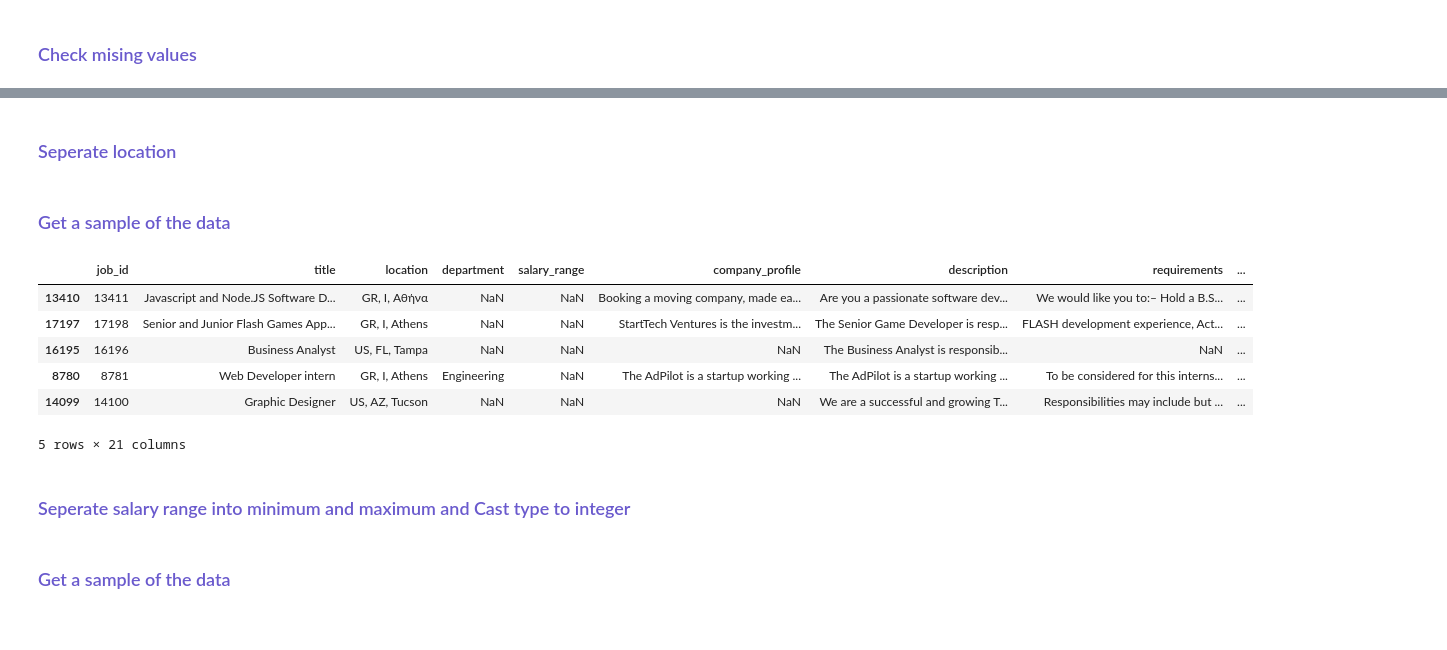
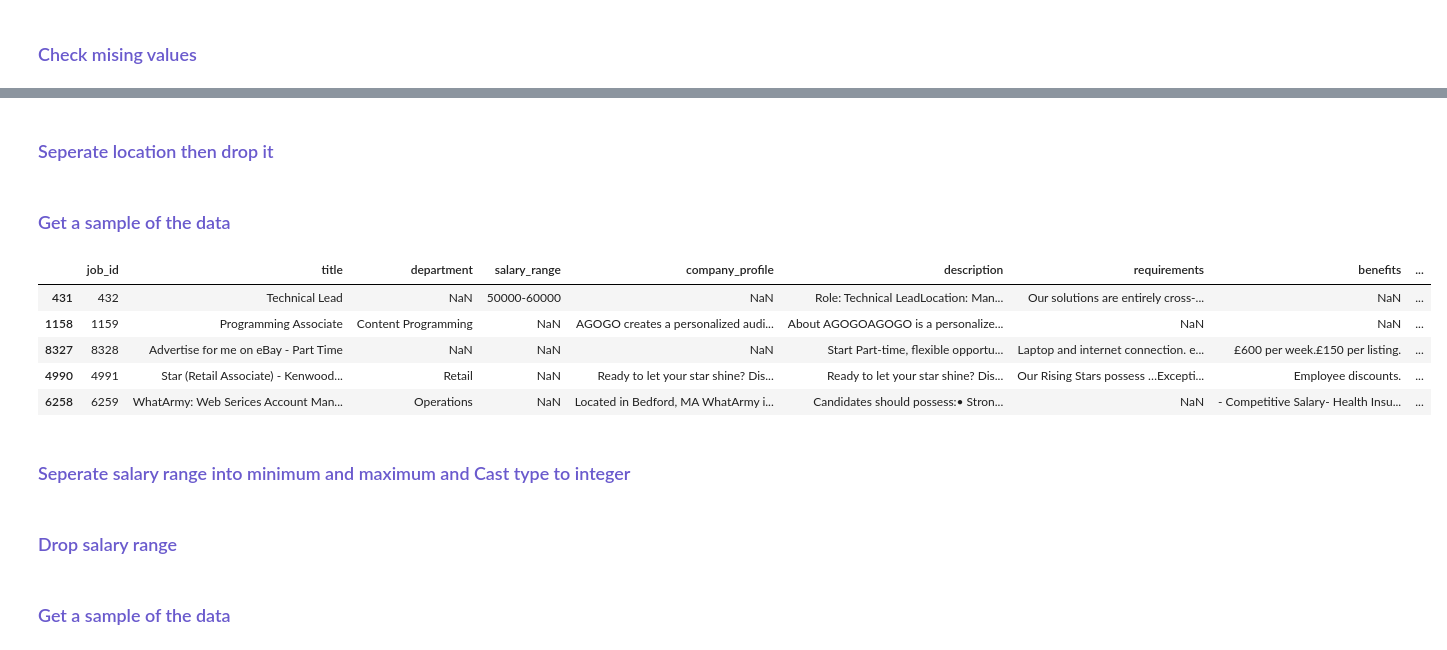
Before and after one commit to rawan-a-d/Fake-Real-Job-Postings-Prediction, a Jupyter notebook: notebook.ipynb, the cells around one changed output, grey strips where cells are left out. Drawn from its saved outputs; the diff is of its cells as text; code cells hidden in the pictures.

```diff
--- a/notebook.ipynb
+++ b/notebook.ipynb
@@ -646,3 +658,5 @@ df.sample(5)
+# %%
+df_processed = df.copy()
 # %% [markdown]
 <h3><font color=slateblue> Type of columns </font></h3>
 # %%
@@ -692,21 +706,21 @@ function                6455
 fraudulent                 0
 dtype: int64
 # %% [markdown]
-<h3><font color=slateblue> Seperate location </font></h3>
+<h3><font color=slateblue> Seperate location then drop it</font></h3>
 # %%
-df[["country", "state", "city"]] = df["location"].str.split(",", n=2, expand=True)
+df_processed[["country", "state", "city"]] = df_processed["location"].str.split(",", n=2, expand=True)
+df_processed.drop('location', axis=1, inplace=True)
 # %% [markdown]
 <h3><font color=slateblue> Get a sample of the data </font></h3>
 # %%
-df.sample(5)
+df_processed.sample(5)
 # %% [output]
-|  | job_id | title | location | department | salary_range | company_profile | description | requirements | ... |
-| 13410 | 13411 | Javascript and Node.JS Software D... | GR, I, Αθήνα | NaN | NaN | Booking a moving company, made ea... | Are you a passionate software dev... | We would like you to:– Hold a B.S... | ... |
-| 17197 | 17198 | Senior and Junior Flash Games App... | GR, I, Athens | NaN | NaN | StartTech Ventures is the investm... | The Senior Game Developer is resp... | FLASH development experience, Act... | ... |
-| 16195 | 16196 | Business Analyst | US, FL, Tampa | NaN | NaN | NaN | The Business Analyst is responsib... | NaN | ... |
-| 8780 | 8781 | Web Developer intern | GR, I, Athens | Engineering | NaN | The AdPilot is a startup working ... | The AdPilot is a startup working ... | To be considered for this interns... | ... |
-| 14099 | 14100 | Graphic Designer | US, AZ, Tucson | NaN | NaN | NaN | We are a successful and growing T... | Responsibilities may include but ... | ... |
+|  | job_id | title | department | salary_range | company_profile | description | requirements | benefits | ... |
+| 431 | 432 | Technical Lead | NaN | 50000-60000 | NaN | Role: Technical LeadLocation: Man... | Our solutions are entirely cross-... | NaN | ... |
+| 1158 | 1159 | Programming Associate | Content Programming | NaN | AGOGO creates a personalized audi... | About AGOGOAGOGO is a personalize... | NaN | NaN | ... |
+| 8327 | 8328 | Advertise for me on eBay - Part Time | NaN | NaN | NaN | Start Part-time, flexible opportu... | Laptop and internet connection. e... | £600 per week.£150 per listing. | ... |
+| 4990 | 4991 | Star (Retail Associate) - Kenwood... | Retail | NaN | Ready to let your star shine? Dis... | Ready to let your star shine? Dis... | Our Rising Stars possess …Excepti... | Employee discounts. | ... |
+| 6258 | 6259 | WhatArmy: Web Serices Account Man... | Operations | NaN | Located in Bedford, MA WhatArmy i... | Candidates should possess:• Stron... | NaN | - Competitive Salary- Health Insu... | ... |
-5 rows × 21 columns
-# %% [markdown]
-<h3><font color=slateblue> Seperate salary range into minimum and maximum and Cast type to integer</font></h3>
+# %% [markdown]
+<h3><font color=slateblue> Seperate salary range into minimum and maximum and Cast type to integer</font></h3>
 # %%
@@ -713,0 +728,2 @@ df[["minimum_salary", "maximum_salary"]] = df["salary_range"].str.split("-", n=1
+# %% [markdown]
+<h3><font color=slateblue> Drop salary range </font></h3>
```
Also changed, not shown: parts of 124 cells of this notebook.
